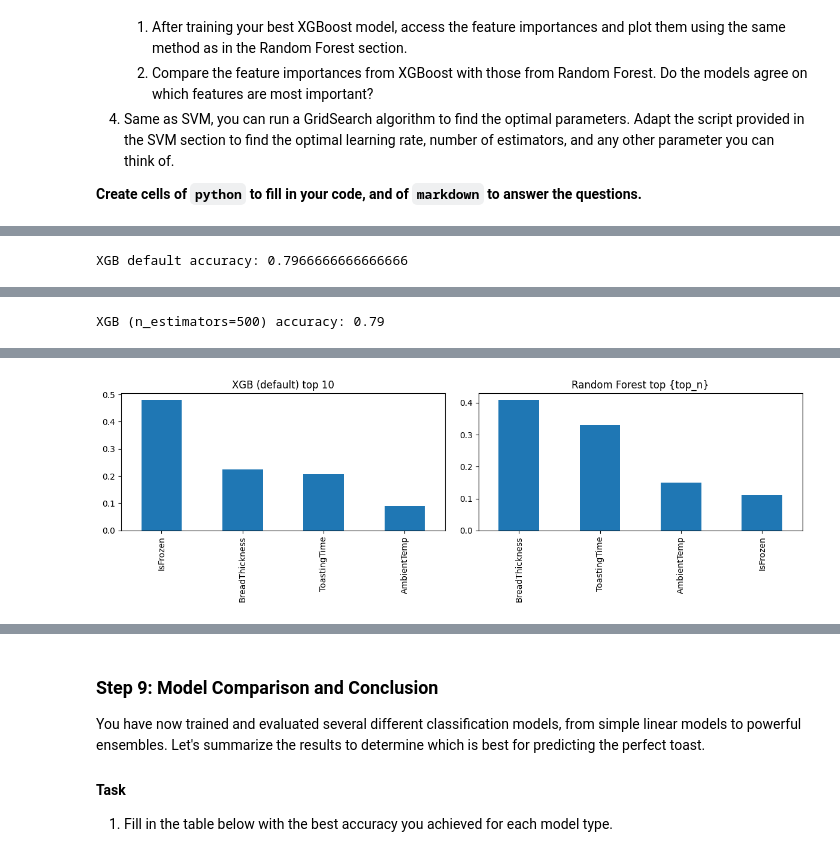
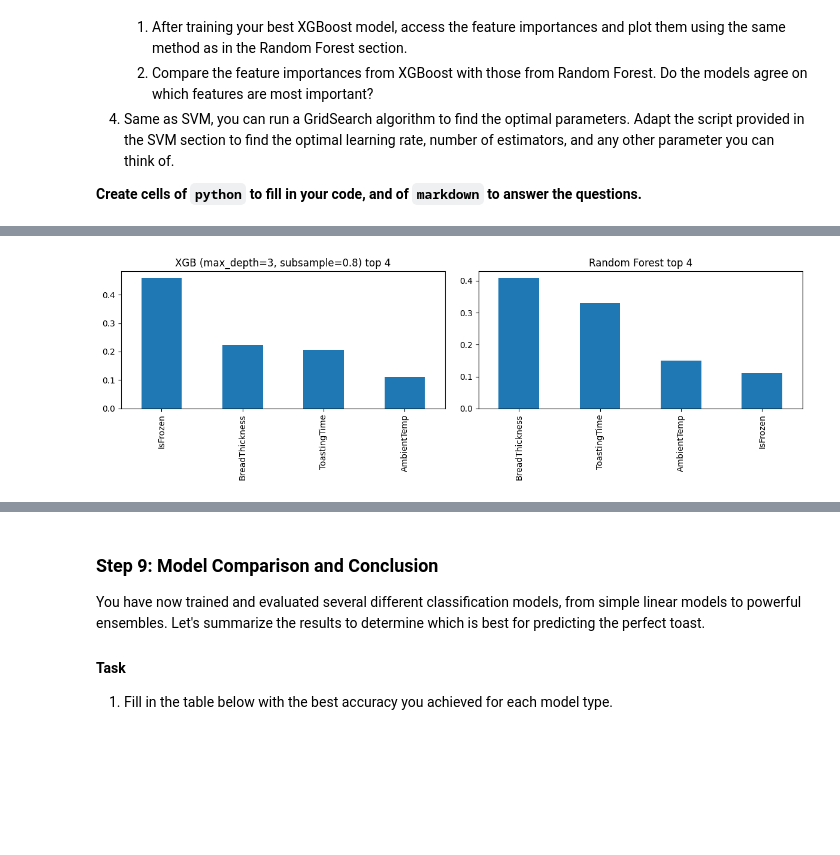
Before and after one commit to maekomtrgn/ISDN3000C_Lab07, a Jupyter notebook: ISDN3000C_Lab07.ipynb, the cells around one changed output, grey strips where cells are left out. Drawn from its saved outputs; the diff is of its cells as text; code cells hidden in the pictures; blank space fills up the shorter version.

Commit message:
XGBoost Task

```diff
--- a/ISDN3000C_Lab07.ipynb
+++ b/ISDN3000C_Lab07.ipynb
@@ -767,46 +775,65 @@ Documentation is here: https://xgboost.readthedocs.io/en/stable/python/python_in
 from xgboost import XGBClassifier
 from sklearn.ensemble import RandomForestClassifier
 from sklearn.metrics import accuracy_score
+from sklearn.model_selection import GridSearchCV
 import pandas as pd
 import matplotlib.pyplot as plt
 
-# 1) Default XGB
-xgb_def = XGBClassifier(use_label_encoder=False, eval_metric='logloss', random_state=42)
+
+# 1) Train default XGBoost
+xgb_def = XGBClassifier(eval_metric='logloss', random_state=42)
 xgb_def.fit(X_train, y_train)
 pred_def = xgb_def.predict(X_test)
 acc_def = accuracy_score(y_test, pred_def)
 print("XGB default accuracy:", acc_def)
 
-# 2) XGB with n_estimators=500
-xgb_500 = XGBClassifier(n_estimators=500, use_label_encoder=False, eval_metric='logloss', random_state=42)
+# 2) Tuning experiments
+# 2.1) XGB with n_estimators=500
+xgb_500 = XGBClassifier(n_estimators=500, eval_metric='logloss', random_state=42)
 xgb_500.fit(X_train, y_train)
 pred_500 = xgb_500.predict(X_test)
 acc_500 = accuracy_score(y_test, pred_500)
 print("XGB (n_estimators=500) accuracy:", acc_500)
 
-# 3) XGB with n_estimators=500 and lower learning_rate=0.1
-xgb_500_lr = XGBClassifier(n_estimators=500, learning_rate=0.1, use_label_encoder=False, eval_metric='logloss', random_state=42)
+# 2.2) XGB with n_estimators=500 and lower learning_rate=0.1
+xgb_500_lr = XGBClassifier(n_estimators=500, learning_rate=0.1, eval_metric='logloss', random_state=42)
 xgb_500_lr.fit(X_train, y_train)
 pred_500_lr = xgb_500_lr.predict(X_test)
 acc_500_lr = accuracy_score(y_test, pred_500_lr)
 print("XGB (n_estimators=500, learning_rate=0.1) accuracy:", acc_500_lr)
 
-# Choose best XGB model by test accuracy
+# 2.3) Try other parameters: max_depth and subsample (small experiments)
+xgb_md_sub_results = []
+for md in [3, 5]:
+    for subs in [0.8, 1.0]:
+        name = f"max_depth={md}, subsample={subs}"
+        clf = XGBClassifier(n_estimators=200, max_depth=md, subsample=subs, eval_metric='logloss', random_state=42)
+        clf.fit(X_train, y_train)
+        preds = clf.predict(X_test)
+        acc = accuracy_score(y_test, preds)
+        xgb_md_sub_results.append((name, clf, acc))
+        print(f"XGB {name} accuracy: {acc}")
+
+# Collect all candidate xgb models for selection
 xgb_models = [
     ("default", xgb_def, acc_def),
     ("n_est=500", xgb_500, acc_500),
     ("n_est=500_lr=0.1", xgb_500_lr, acc_500_lr),
 ]
+# extend with the md/subsample runs
+xgb_models.extend(xgb_md_sub_results)
+
+# Choose best XGB model by test accuracy
 best_name, best_model, best_acc = max(xgb_models, key=lambda t: t[2])
 print(f"Best XGB model: {best_name} with test accuracy {best_acc:.4f}")
 
-# 4) Feature importances from best XGB
+# 3) Feature importances from best XGB
 feature_names = X_train.columns if hasattr(X_train, "columns") else [f"f{i}" for i in range(X_train.shape[1])]
 xgb_importances = pd.Series(best_model.feature_importances_, index=feature_names).sort_values(ascending=False)
 print("Top XGB feature importances:")
 print(xgb_importances.head(10))
 
-# 5) Train a simple Random Forest for comparison (same simple pattern as earlier)
+# 3.2) Train a simple Random Forest for comparison and compute importances
 rf = RandomForestClassifier(n_estimators=100, random_state=42)
 rf.fit(X_train, y_train)
 rf_pred = rf.predict(X_test)
@@ -817,11 +844,37 @@ rf_importances = pd.Series(rf.feature_importances_, index=feature_names).sort_va
 print("Top Random Forest feature importances:")
 print(rf_importances.head(10))
 
-# 6) Optional: quick bar plots to compare top features (keeps notebook simple)
-top_n = 10
+# 4) GridSearch to find (small) optimal params
+param_grid = {
+    'n_estimators': [100, 300, 500],
+    'learning_rate': [0.3, 0.1, 0.05],
+    'max_depth': [3, 5],
+    'subsample': [0.8, 1.0]
+}
+xgb_for_gs = XGBClassifier(eval_metric='logloss', random_state=42)
+gs = GridSearchCV(xgb_for_gs, param_grid, scoring='accuracy', cv=3, n_jobs=-1, verbose=0)
+print('Starting GridSearch (this may take a while)...')
+gs.fit(X_train, y_train)
+print("GridSearch best params:", gs.best_params_)
+print("GridSearch best CV accuracy:", gs.best_score_)
+
+# Evaluate best grid model on test set
+gs_best = gs.best_estimator_
+gs_pred = gs_best.predict(X_test)
+gs_acc = accuracy_score(y_test, gs_pred)
+print("GridSearch best model test accuracy:", gs_acc)
+
+# Feature importances for grid best
+gs_importances = pd.Series(gs_best.feature_importances_, index=feature_names).sort_values(ascending=False)
+print("Top features from GridSearch best model:")
+print(gs_importances.head(10))
+
+# Optional: quick bar plots to compare top features (best XGB vs Random Forest)
+top_n = min(10, len(feature_names))
 fig, axes = plt.subplots(1, 2, figsize=(12, 4))
-xgb_importances.head(top_n).plot.bar(ax=axes[0], title=f"XGB ({best_name}) top {top_n}")
-rf_importances.head(top_n).plot.bar(ax=axes[1], title="Random Forest top {top_n}")
+# plot best_model importances and rf importances
+pd.Series(best_model.feature_importances_, index=feature_names).sort_values(ascending=False).head(top_n).plot.bar(ax=axes[0], title=f"XGB ({best_name}) top {top_n}")
+rf_importances.head(top_n).plot.bar(ax=axes[1], title=f"Random Forest top {top_n}")
 plt.tight_layout()
 plt.show()
 # %% [output]
@@ -830 +897,0 @@ Parameters: { "use_label_encoder" } are not used.
-XGB default accuracy: 0.7966666666666666
@@ -833 +897,0 @@ Parameters: { "use_label_encoder" } are not used.
-XGB (n_estimators=500) accuracy: 0.79
@@ -851 +898 @@ dtype: float64
-[figure, old version]
+[figure, new version]
```
Also changed, not shown: parts of 5 cells of this notebook.
